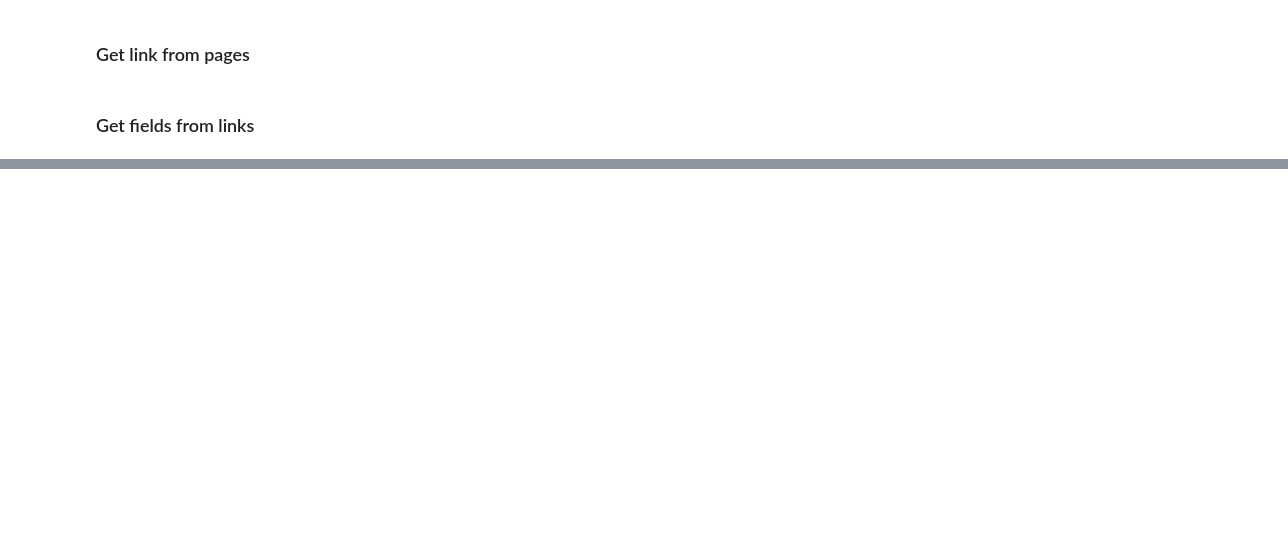
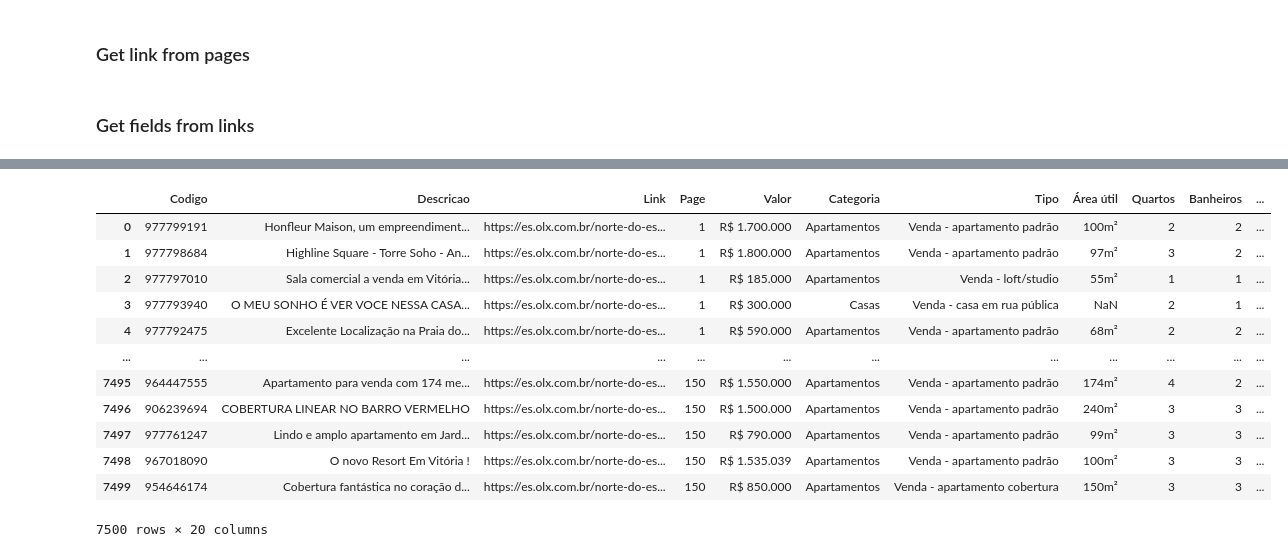
Before and after one commit to arthurcsp/mlStuff, a Jupyter notebook: Projects/OlxHousePricePrediction/Extraction/extraction.ipynb, the cells around one changed output, grey strips where cells are left out. Cells and saved outputs as stored; diff of their text form; code cells hidden in the pictures; blank space fills up the shorter version.

```diff
--- a/Projects/OlxHousePricePrediction/Extraction/extraction.ipynb
+++ b/Projects/OlxHousePricePrediction/Extraction/extraction.ipynb
@@ -28,0 +52,16 @@ for index, row in links.iterrows():
+# %%
+df
+# %% [output]
+|  | Codigo | Descricao | Link | Page | Valor | Categoria | Tipo | Área útil | Quartos | Banheiros | ... |
+| 0 | 977799191 | Honfleur Maison, um empreendiment... | https://es.olx.com.br/norte-do-es... | 1 | R$ 1.700.000 | Apartamentos | Venda - apartamento padrão | 100m² | 2 | 2 | ... |
+| 1 | 977798684 | Highline Square - Torre Soho - An... | https://es.olx.com.br/norte-do-es... | 1 | R$ 1.800.000 | Apartamentos | Venda - apartamento padrão | 97m² | 3 | 2 | ... |
+| 2 | 977797010 | Sala comercial a venda em Vitória... | https://es.olx.com.br/norte-do-es... | 1 | R$ 185.000 | Apartamentos | Venda - loft/studio | 55m² | 1 | 1 | ... |
+| 3 | 977793940 | O MEU SONHO É VER VOCE NESSA CASA... | https://es.olx.com.br/norte-do-es... | 1 | R$ 300.000 | Casas | Venda - casa em rua pública | NaN | 2 | 1 | ... |
+| 4 | 977792475 | Excelente Localização na Praia do... | https://es.olx.com.br/norte-do-es... | 1 | R$ 590.000 | Apartamentos | Venda - apartamento padrão | 68m² | 2 | 2 | ... |
+| ... | ... | ... | ... | ... | ... | ... | ... | ... | ... | ... | ... |
+| 7495 | 964447555 | Apartamento para venda com 174 me... | https://es.olx.com.br/norte-do-es... | 150 | R$ 1.550.000 | Apartamentos | Venda - apartamento padrão | 174m² | 4 | 2 | ... |
+| 7496 | 906239694 | COBERTURA LINEAR NO BARRO VERMELHO | https://es.olx.com.br/norte-do-es... | 150 | R$ 1.500.000 | Apartamentos | Venda - apartamento padrão | 240m² | 3 | 3 | ... |
+| 7497 | 977761247 | Lindo e amplo apartamento em Jard... | https://es.olx.com.br/norte-do-es... | 150 | R$ 790.000 | Apartamentos | Venda - apartamento padrão | 99m² | 3 | 3 | ... |
+| 7498 | 967018090 | O novo Resort Em Vitória ! | https://es.olx.com.br/norte-do-es... | 150 | R$ 1.535.039 | Apartamentos | Venda - apartamento padrão | 100m² | 3 | 3 | ... |
+| 7499 | 954646174 | Cobertura fantástica no coração d... | https://es.olx.com.br/norte-do-es... | 150 | R$ 850.000 | Apartamentos | Venda - apartamento cobertura | 150m² | 3 | 3 | ... |
+7500 rows × 20 columns
```
Also changed, not shown: parts of 8 cells of this notebook, 6 other files.
